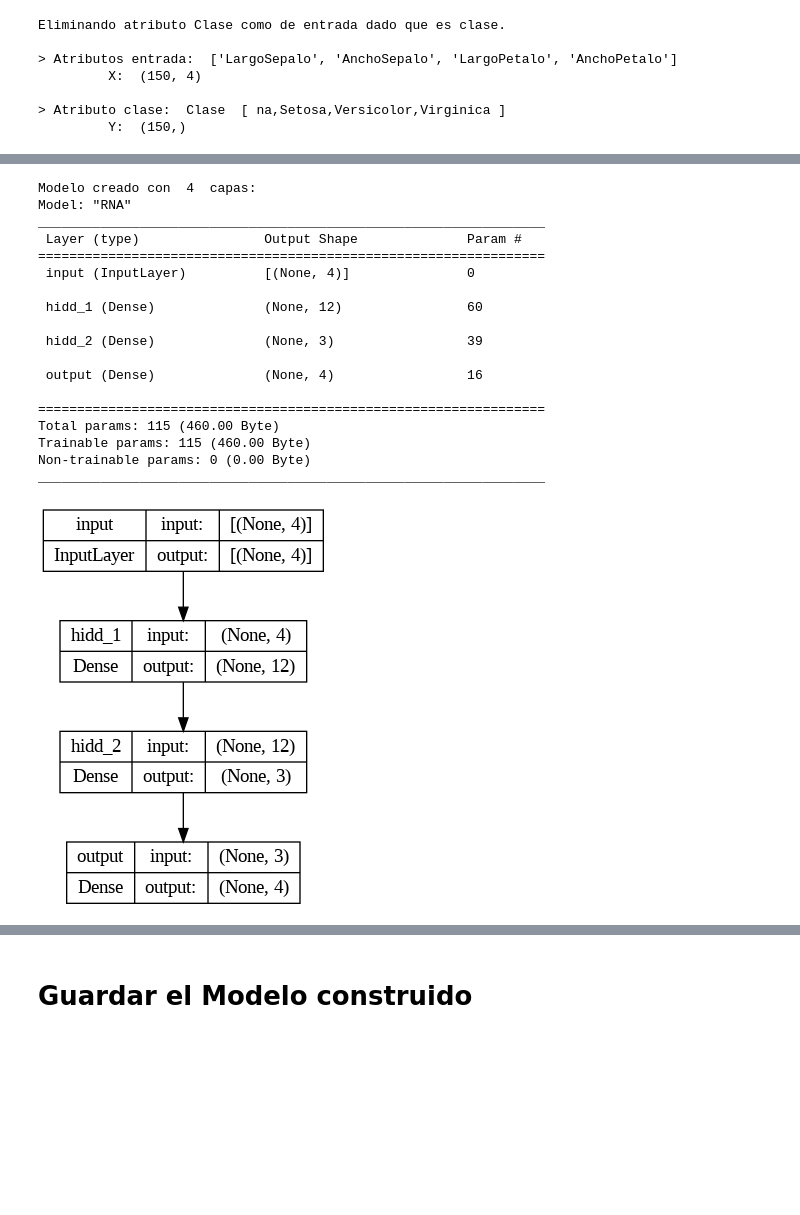
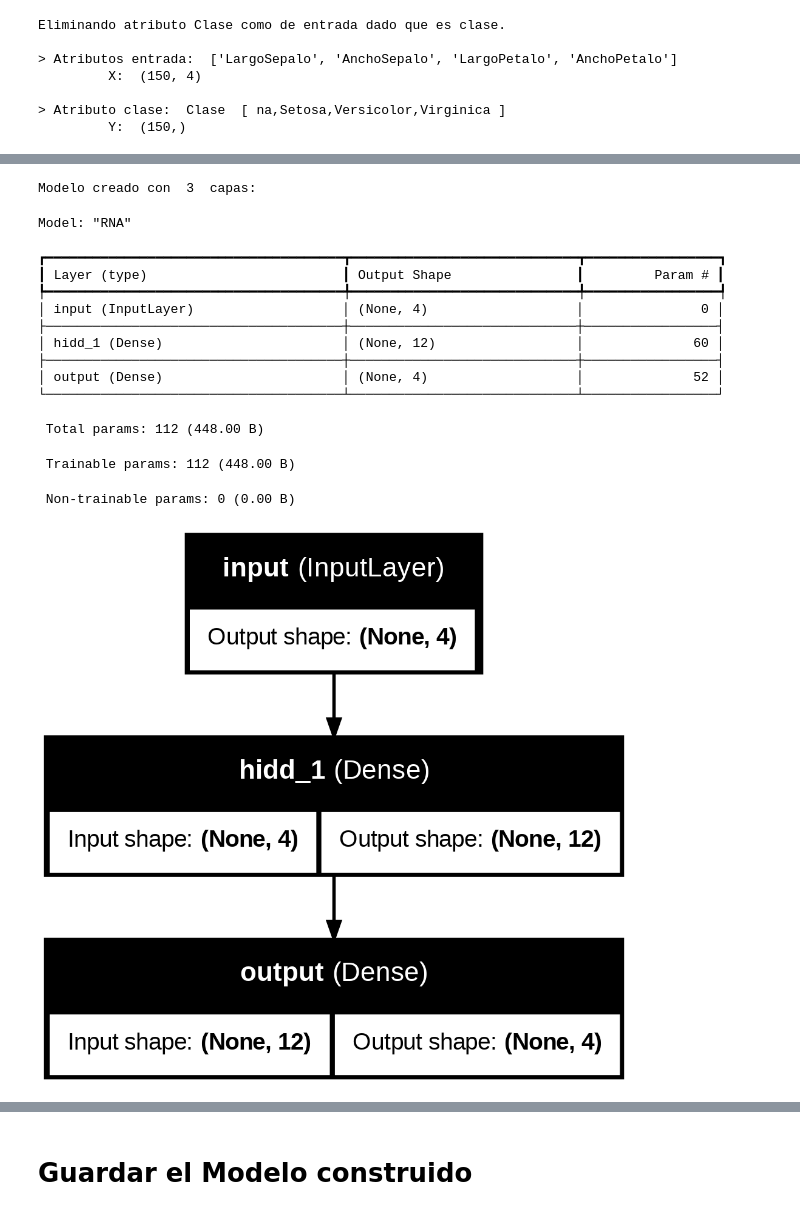
Before and after one commit to PGP-MachineLearning/demoModelDeployment, a Jupyter notebook: construir-RNA-MLP-IRIS.ipynb, the cells around one changed output, grey strips where cells are left out. Saved outputs shown, nothing was run; the diff lists cells and outputs as text; code cells hidden in the pictures; blank space fills up the shorter version.

```diff
--- a/construir-RNA-MLP-IRIS.ipynb
+++ b/construir-RNA-MLP-IRIS.ipynb
@@ -355,7 +355,7 @@ if esProblemaClasificacion:
 #@title Establecer modelo
 
 #@markdown ### Parámetros de la Red:
-lineal_cant_neuronas_capas_ocultas = '12, 3' #@param {type:"string"}
+lineal_cant_neuronas_capas_ocultas = '12' #@param {type:"string"}
 #@markdown (Nota: se puede indicar Cantidad de neuronas, D para DropOut, BN para BatchNormalization)
 lineal_porc_capa_DropOut = 0.5 #@param {type:"number"}
 
@@ -436,52 +436,48 @@ elif opt_tipo == "Adam":
 elif opt_tipo == "Adadelta":
   opt = keras.optimizers.Adadelta(learning_rate=opt_learning_rate)
 elif opt_tipo == "Adagrad":
   opt = keras.optimizers.Adagrad(learning_rate=opt_learning_rate)
 elif opt_tipo == "Adamax":
   opt = keras.optimizers.Adamax(learning_rate=opt_learning_rate)
 elif opt_tipo == "Nadam":
   opt = keras.optimizers.Nadam(learning_rate=opt_learning_rate)
 elif opt_tipo == "FTRL":
   opt = keras.optimizers.Ftrl(learning_rate=opt_learning_rate)
 else:
   opt = keras.optimizers.Adam()
 
 # genera el modelo RNA MLP Backpropagation
 model = Model(input_Lay, output_Lay, name='RNA')
 if tipo_output_softMax:
     # utiliza un loss de multiple clases
     model.compile(optimizer=opt, loss='categorical_crossentropy', metrics=['accuracy'])
 else:
     # utiliza un loss de valor numérico
     if esProblemaClasificacion:
       model.compile(optimizer=opt, loss='mse', metrics=['accuracy'])
     else:
       model.compile(optimizer=opt, loss='mse', metrics=['RootMeanSquaredError'])
 
 print("Modelo creado con ", len(model.layers), " capas:")
 model.summary()
 print("\n")
 plot_model(model, show_layer_names=True, show_shapes=True)
 # %% [output]
-Modelo creado con  4  capas:
-Model: "RNA"
-_________________________________________________________________
- Layer (type)                Output Shape              Param #
-=================================================================
- input (InputLayer)          [(None, 4)]               0
-
- hidd_1 (Dense)              (None, 12)                60
-
- hidd_2 (Dense)              (None, 3)                 39
-
- output (Dense)              (None, 4)                 16
-
-=================================================================
-Total params: 115 (460.00 Byte)
-Trainable params: 115 (460.00 Byte)
-Non-trainable params: 0 (0.00 Byte)
-_________________________________________________________________
+Modelo creado con  3  capas:
+Model: "RNA"
+┏━━━━━━━━━━━━━━━━━━━━━━━━━━━━━━━━━━━━━━┳━━━━━━━━━━━━━━━━━━━━━━━━━━━━━┳━━━━━━━━━━━━━━━━━┓
+┃ Layer (type)                         ┃ Output Shape                ┃         Param # ┃
+┡━━━━━━━━━━━━━━━━━━━━━━━━━━━━━━━━━━━━━━╇━━━━━━━━━━━━━━━━━━━━━━━━━━━━━╇━━━━━━━━━━━━━━━━━┩
+│ input (InputLayer)                   │ (None, 4)                   │               0 │
+├──────────────────────────────────────┼─────────────────────────────┼─────────────────┤
+│ hidd_1 (Dense)                       │ (None, 12)                  │              60 │
+├──────────────────────────────────────┼─────────────────────────────┼─────────────────┤
+│ output (Dense)                       │ (None, 4)                   │              52 │
+└──────────────────────────────────────┴─────────────────────────────┴─────────────────┘
+ Total params: 112 (448.00 B)
+ Trainable params: 112 (448.00 B)
+ Non-trainable params: 0 (0.00 B)
-[figure, old version]
+[figure, new version]
 # %%
 #@title Entrenar
 
```
Also changed, not shown: parts of 7 cells of this notebook, 11 other files.
